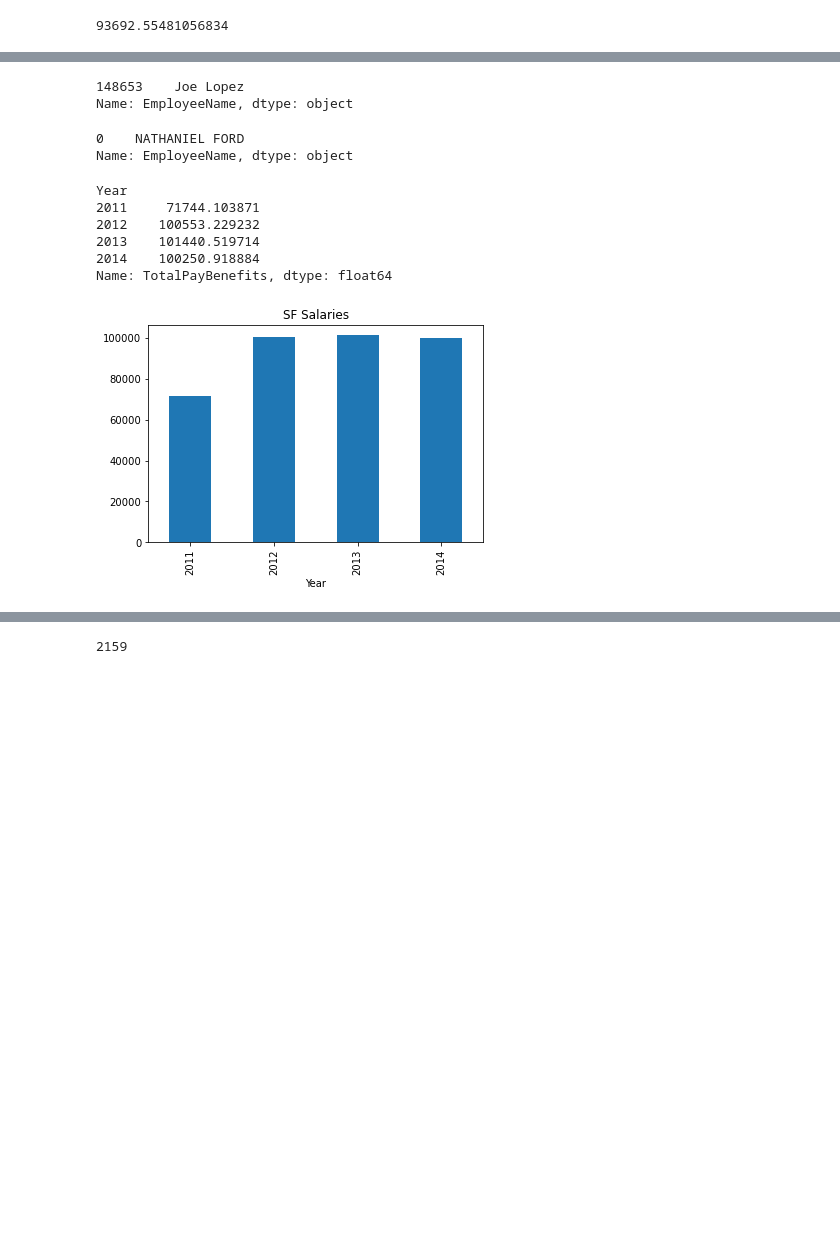
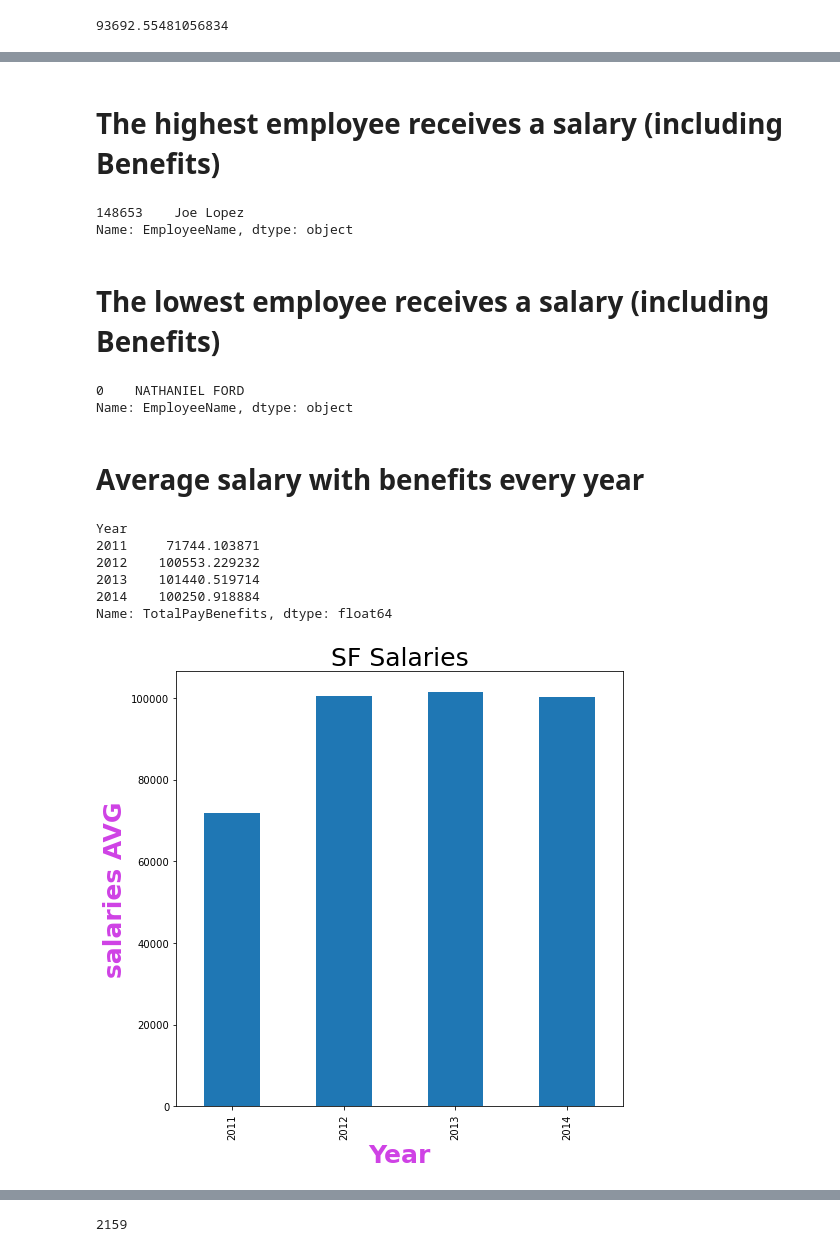
Before and after one commit to yaarraa11/EDA-Regression, a Jupyter notebook: S F salaries project.ipynb, the cells around one changed output, grey strips where cells are left out. Saved outputs shown, nothing was run; the diff lists cells and outputs as text; code cells hidden in the pictures; blank space fills up the shorter version.

```diff
--- a/S F salaries project.ipynb
+++ b/S F salaries project.ipynb
@@ -48,0 +63,6 @@ df.info
+# %%
+df["BasePay"]=df.BasePay.str.replace('Not Provided', '10').astype('float')
+# %%
+df["OvertimePay"]=df.OvertimePay.str.replace('Not Provided', '10').astype('float')
+# %%
+df["OtherPay"]=df.OtherPay.str.replace('Not Provided', '10').astype('float')
@@ -100,5 +124,5 @@ sns.heatmap(df.isna())
 # %%
-df.fillna(0 , inplace=True )
+df.fillna( ' ', inplace=True )
 # %%
 sns.heatmap(df.isna())
 # %% [output]
@@ -135,13 +161,19 @@ df.describe()
+# %% [markdown]
+# The highest employee receives a salary (including Benefits)
 # %%
 df[df['TotalPayBenefits']== df['TotalPayBenefits'].min()]['EmployeeName']
 # %% [output]
 148653    Joe Lopez
 Name: EmployeeName, dtype: object
+# %% [markdown]
+# The lowest employee receives a salary (including Benefits)
 # %%
 df[df['TotalPayBenefits']== df['TotalPayBenefits'].max()]['EmployeeName']
 # %% [output]
 0    NATHANIEL FORD
 Name: EmployeeName, dtype: object
+# %% [markdown]
+# Average salary with benefits every year
 # %%
 df.groupby('Year')['TotalPayBenefits'].mean()
 # %% [output]
@@ -152,7 +184,11 @@ Year
 2014    100250.918884
 Name: TotalPayBenefits, dtype: float64
 # %%
+plt.figure(figsize = [8 , 8])
 df.groupby('Year')['TotalPayBenefits'].mean().plot.bar();
-plt.title('SF Salaries');
+plt.xlabel('Year' ,fontsize = 25 , weight = 'bold' , color = '#CF42E5' )
+plt.title('SF Salaries',fontsize = 25 );
+plt.ylabel('salaries AVG' ,fontsize = 25 , weight = 'bold' , color = '#CF42E5');
+#plt.ylabel('Label on the Y axis',fontsize = 20, weight = 'bold',color='green');
 # %% [output]
-[figure, old version]
+[figure, new version]
```
Also changed, not shown: parts of 38 cells of this notebook.
